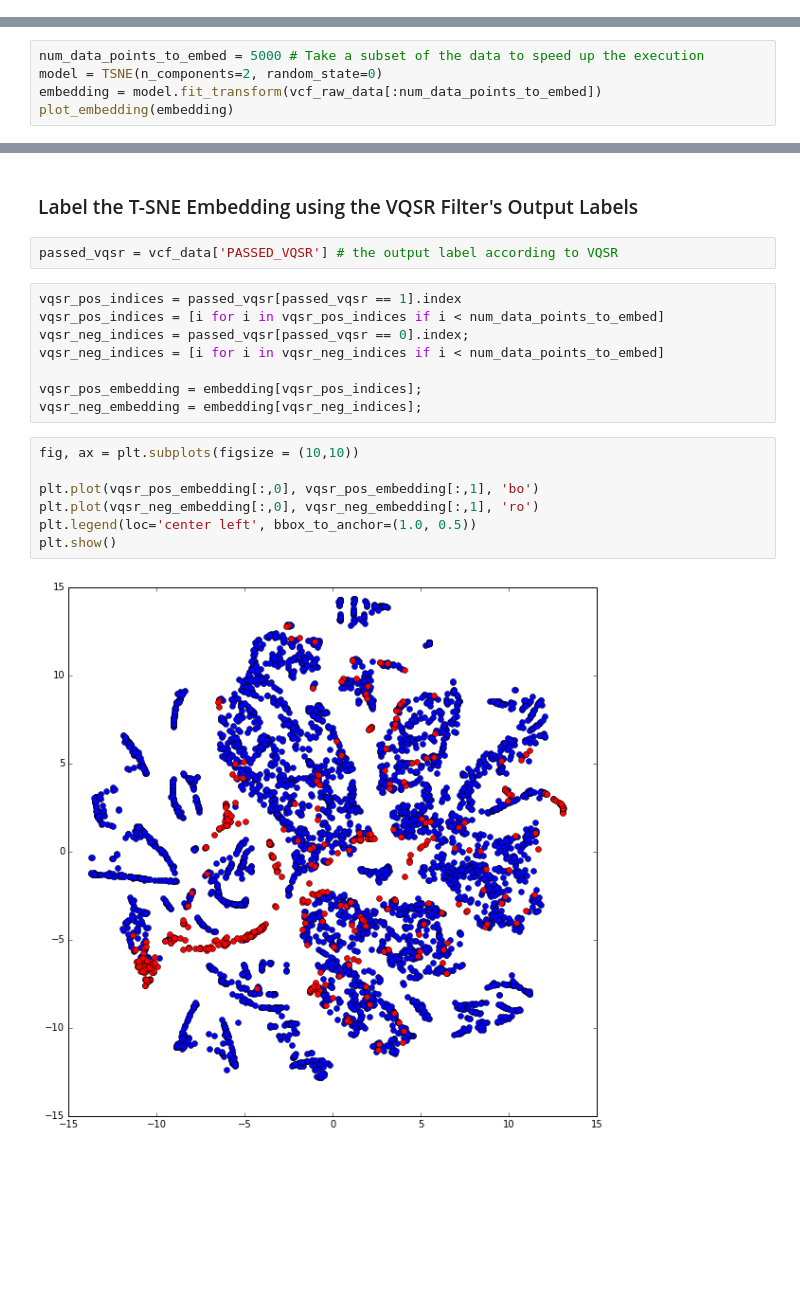
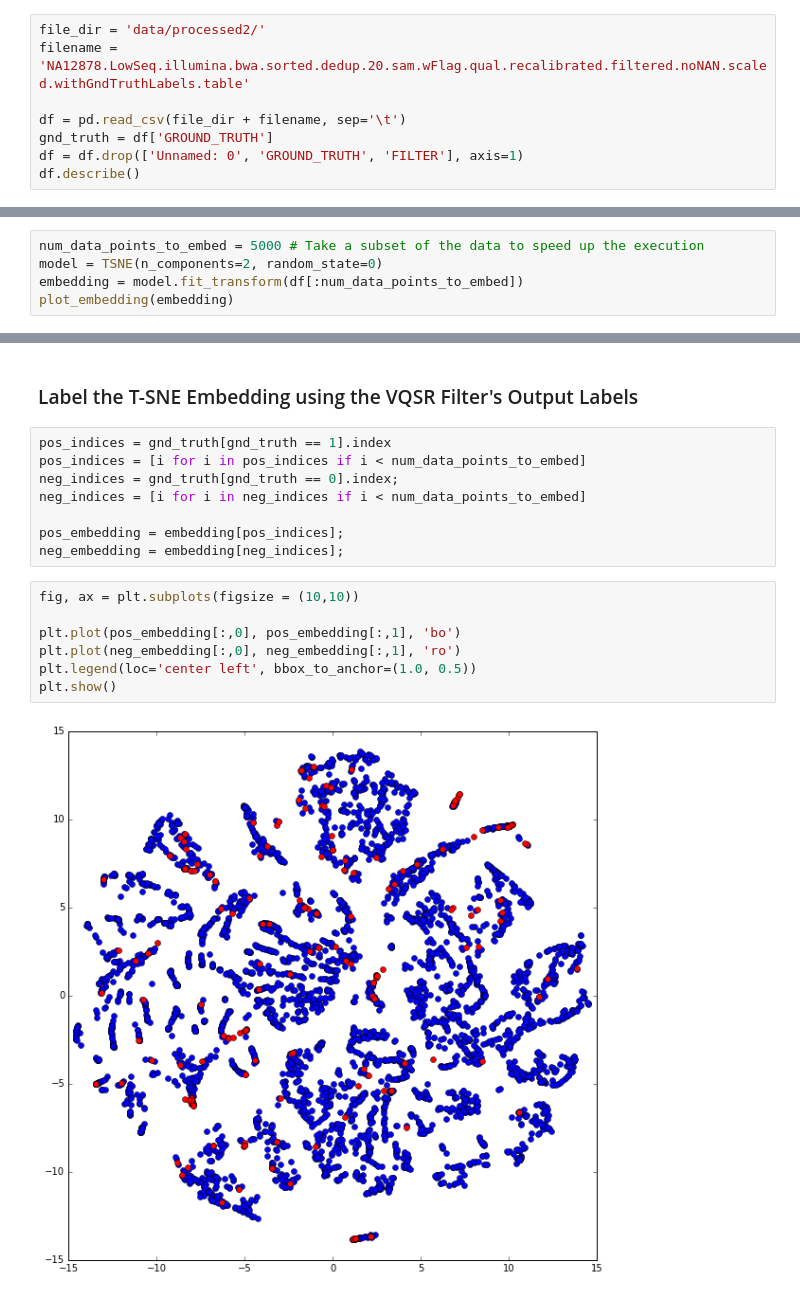
Before and after one commit to nmchaves/variant-call-filter, a Jupyter notebook: visualize_vcf_features.ipynb, the cells around one changed output, grey strips where cells are left out. Saved outputs shown, nothing was run; the diff lists cells and outputs as text; blank space fills up the shorter version.

Commit message:
use ground truth labels for data visualization

```diff
--- a/visualize_vcf_features.ipynb
+++ b/visualize_vcf_features.ipynb
@@ -31,0 +10,8 @@ vcf_raw_data = vcf_data[feature_names]
+# %%
+file_dir = 'data/processed2/'
+filename = 'NA12878.LowSeq.illumina.bwa.sorted.dedup.20.sam.wFlag.qual.recalibrated.filtered.noNAN.scaled.withGndTruthLabels.table'
+
+df = pd.read_csv(file_dir + filename, sep='\t')
+gnd_truth = df['GROUND_TRUTH']
+df = df.drop(['Unnamed: 0', 'GROUND_TRUTH', 'FILTER'], axis=1)
+df.describe()
@@ -48,6 +44,6 @@ def plot_embedding(embedding):
 # %%
 num_data_points_to_embed = 5000 # Take a subset of the data to speed up the execution
 model = TSNE(n_components=2, random_state=0)
-embedding = model.fit_transform(vcf_raw_data[:num_data_points_to_embed])
+embedding = model.fit_transform(df[:num_data_points_to_embed])
 plot_embedding(embedding)
 # %% [output]
@@ -55,21 +51,19 @@ plot_embedding(embedding)
 # %% [markdown]
 ### Label the T-SNE Embedding using the VQSR Filter's Output Labels
-# %%
-passed_vqsr = vcf_data['PASSED_VQSR'] # the output label according to VQSR
 # %%
-vqsr_pos_indices = passed_vqsr[passed_vqsr == 1].index
-vqsr_pos_indices = [i for i in vqsr_pos_indices if i < num_data_points_to_embed]
-vqsr_neg_indices = passed_vqsr[passed_vqsr == 0].index;
-vqsr_neg_indices = [i for i in vqsr_neg_indices if i < num_data_points_to_embed]
+pos_indices = gnd_truth[gnd_truth == 1].index
+pos_indices = [i for i in pos_indices if i < num_data_points_to_embed]
+neg_indices = gnd_truth[gnd_truth == 0].index;
+neg_indices = [i for i in neg_indices if i < num_data_points_to_embed]
 
-vqsr_pos_embedding = embedding[vqsr_pos_indices];
-vqsr_neg_embedding = embedding[vqsr_neg_indices];
+pos_embedding = embedding[pos_indices];
+neg_embedding = embedding[neg_indices];
 # %%
 fig, ax = plt.subplots(figsize = (10,10))
 
-plt.plot(vqsr_pos_embedding[:,0], vqsr_pos_embedding[:,1], 'bo')
-plt.plot(vqsr_neg_embedding[:,0], vqsr_neg_embedding[:,1], 'ro')
+plt.plot(pos_embedding[:,0], pos_embedding[:,1], 'bo')
+plt.plot(neg_embedding[:,0], neg_embedding[:,1], 'ro')
 plt.legend(loc='center left', bbox_to_anchor=(1.0, 0.5))
 plt.show()
 # %% [output]
-[figure, old version]
+[figure, new version]
```
Also changed, not shown: parts of 7 cells of this notebook.
